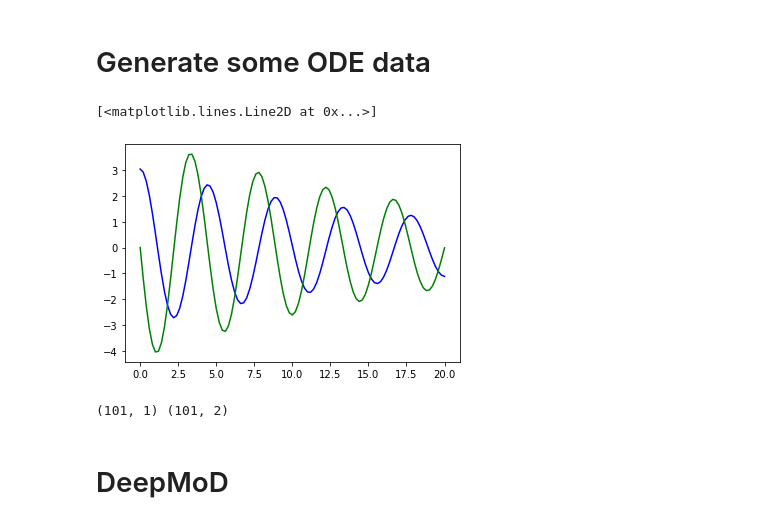
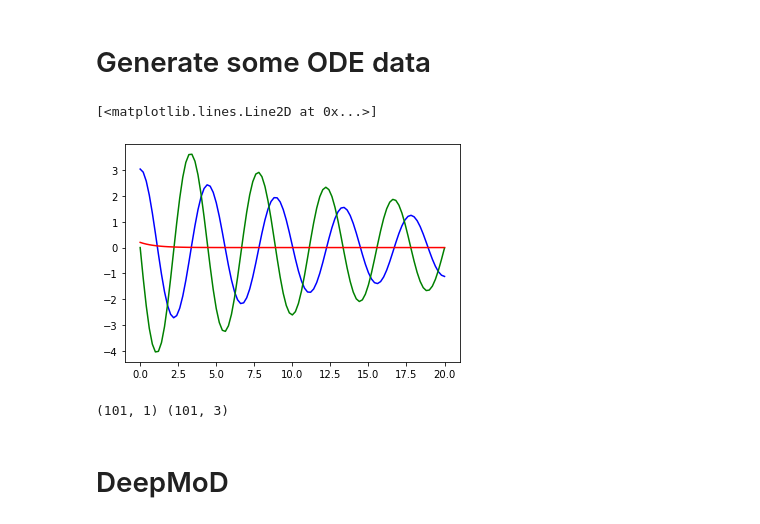
Before and after one commit to akshay-vedi/DeePyMoD_torch, a Jupyter notebook: notebooks/Mechanics/ODE_test.ipynb, the cells around one changed output. Saved outputs shown, nothing was run; the diff lists cells and outputs as text; code cells hidden in the pictures.

```diff
--- a/notebooks/Mechanics/ODE_test.ipynb
+++ b/notebooks/Mechanics/ODE_test.ipynb
@@ -25,11 +25,11 @@ The autoreload extension is already loaded. To reload it, use:
 t = np.linspace(0, 20, 101)
 # %%
 def pend(y, t, b, c):
-    theta, omega = y
-    dydt = [omega, -b*omega - c*theta]
+    theta, omega, phi = y
+    dydt = [omega, -b*omega - c*theta, -phi]
     return dydt
 # %%
-y0 = [np.pi - 0.1, 0.0]
+y0 = [np.pi - 0.1, 0.0, 0.2]
 # %%
 b, c = 0.1, 2
 # %%
@@ -37,16 +37,17 @@ sol = odeint(pend, y0, t, args=(b, c))
 # %%
 plt.plot(t, sol[:, 0], 'b', label='theta(t)')
 plt.plot(t, sol[:, 1], 'g', label='omega(t)')
+plt.plot(t, sol[:, 2], 'r', label='omega(t)')
 # %% [output]
 [<matplotlib.lines.Line2D at 0x...>]
-[figure, old version]
+[figure, new version]
 # %%
 y_full = sol
 x_full = t.reshape(-1,1)
 # %%
 print(x_full.shape,y_full.shape)
 # %% [output]
-(101, 1) (101, 2)
+(101, 1) (101, 3)
 # %% [markdown]
 # DeepMoD
 # %%
```
Also changed, not shown: parts of 12 cells of this notebook, 2 other files.
